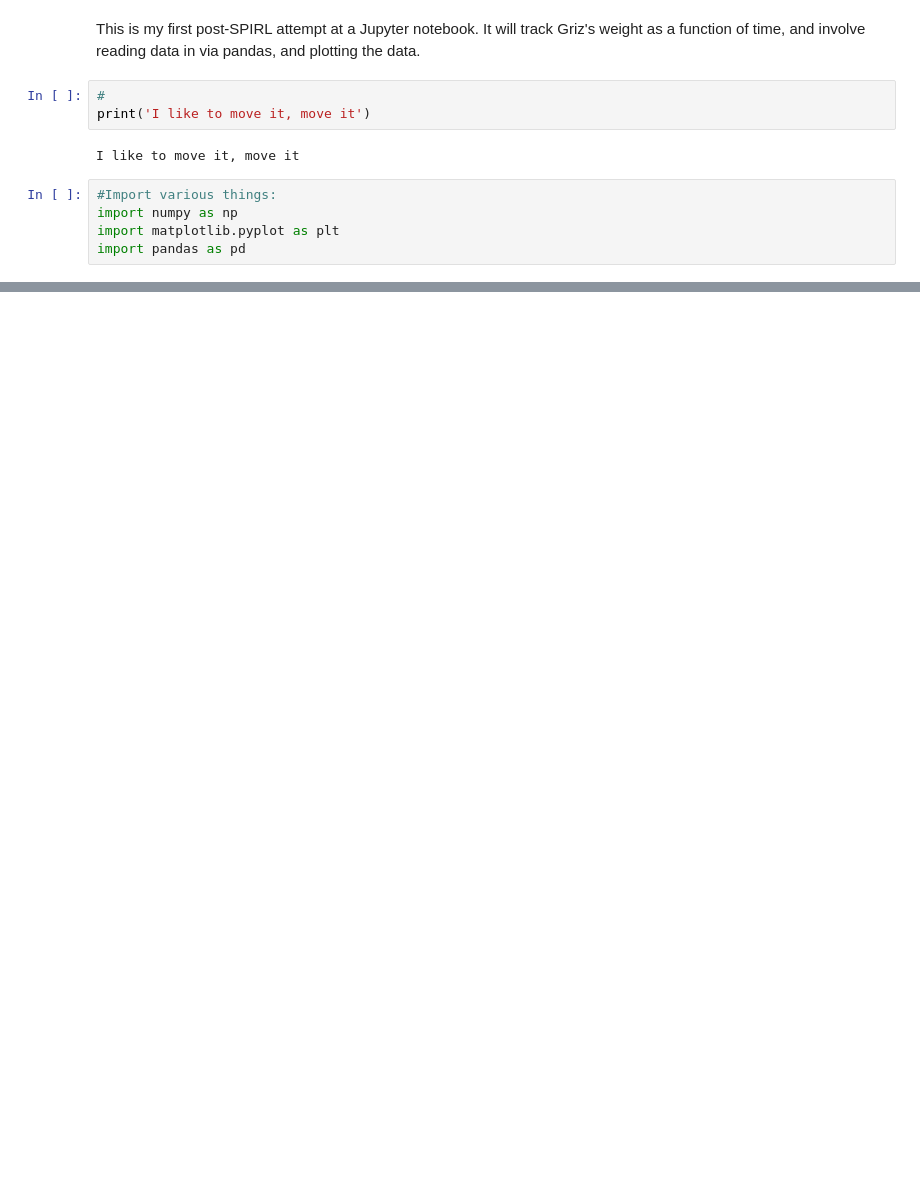
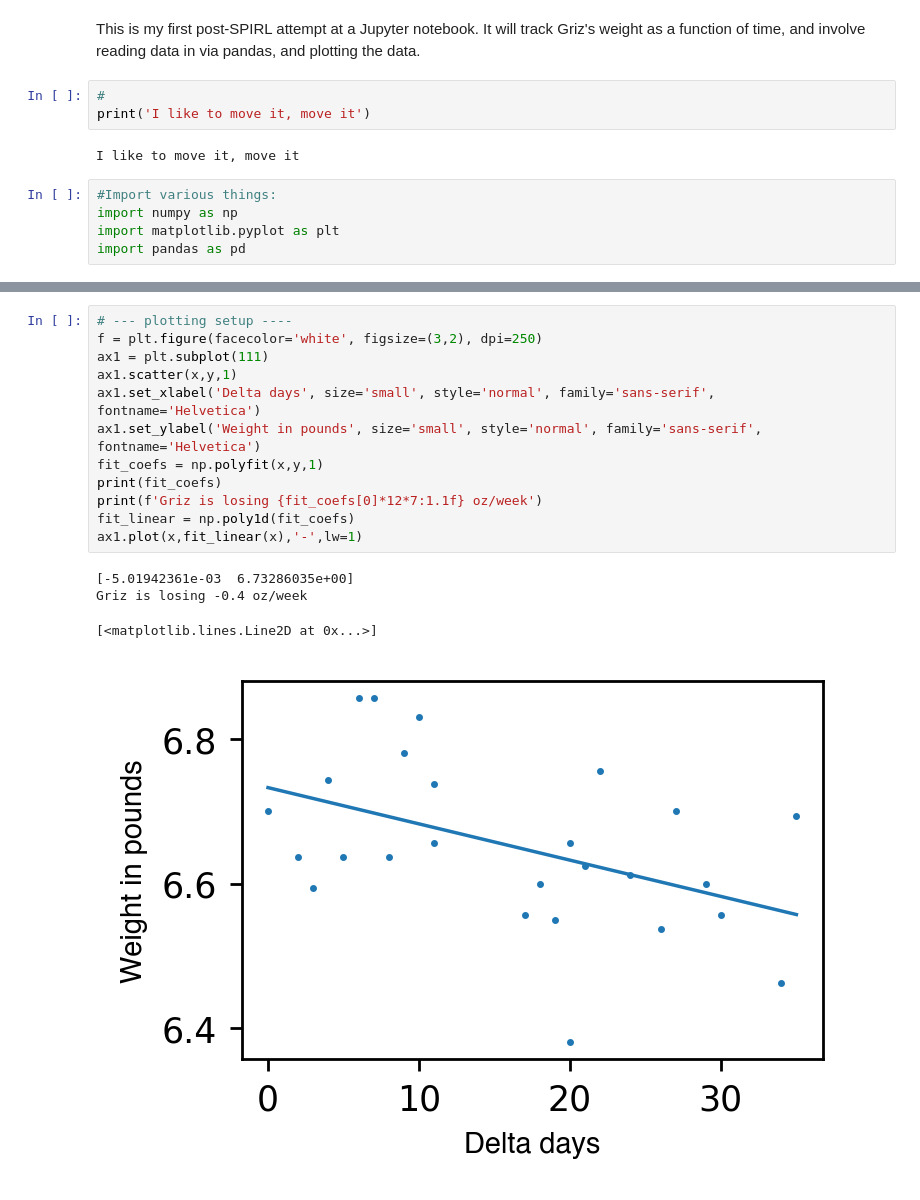
Before and after one commit to pmassey/Chai, a Jupyter notebook: GrizGit.ipynb, the cells around one changed output, grey strips where cells are left out. Cells and saved outputs as stored; diff of their text form; blank space fills up the shorter version.

Commit message:
Added polyfit

```diff
--- a/GrizGit.ipynb
+++ b/GrizGit.ipynb
@@ -35,0 +31,17 @@ pandas.core.series.Series
+# %%
+# --- plotting setup ----
+f = plt.figure(facecolor='white', figsize=(3,2), dpi=250)
+ax1 = plt.subplot(111)
+ax1.scatter(x,y,1)
+ax1.set_xlabel('Delta days', size='small', style='normal', family='sans-serif', fontname='Helvetica')
+ax1.set_ylabel('Weight in pounds', size='small', style='normal', family='sans-serif', fontname='Helvetica')
+fit_coefs = np.polyfit(x,y,1)
+print(fit_coefs)
+print(f'Griz is losing {fit_coefs[0]*12*7:1.1f} oz/week')
+fit_linear = np.poly1d(fit_coefs)
+ax1.plot(x,fit_linear(x),'-',lw=1)
+# %% [output]
+[-5.01942361e-03  6.73286035e+00]
+Griz is losing -0.4 oz/week
+[<matplotlib.lines.Line2D at 0x...>]
+[figure, added]
```
Also changed, not shown: parts of 2 cells of this notebook, 1 other file.
